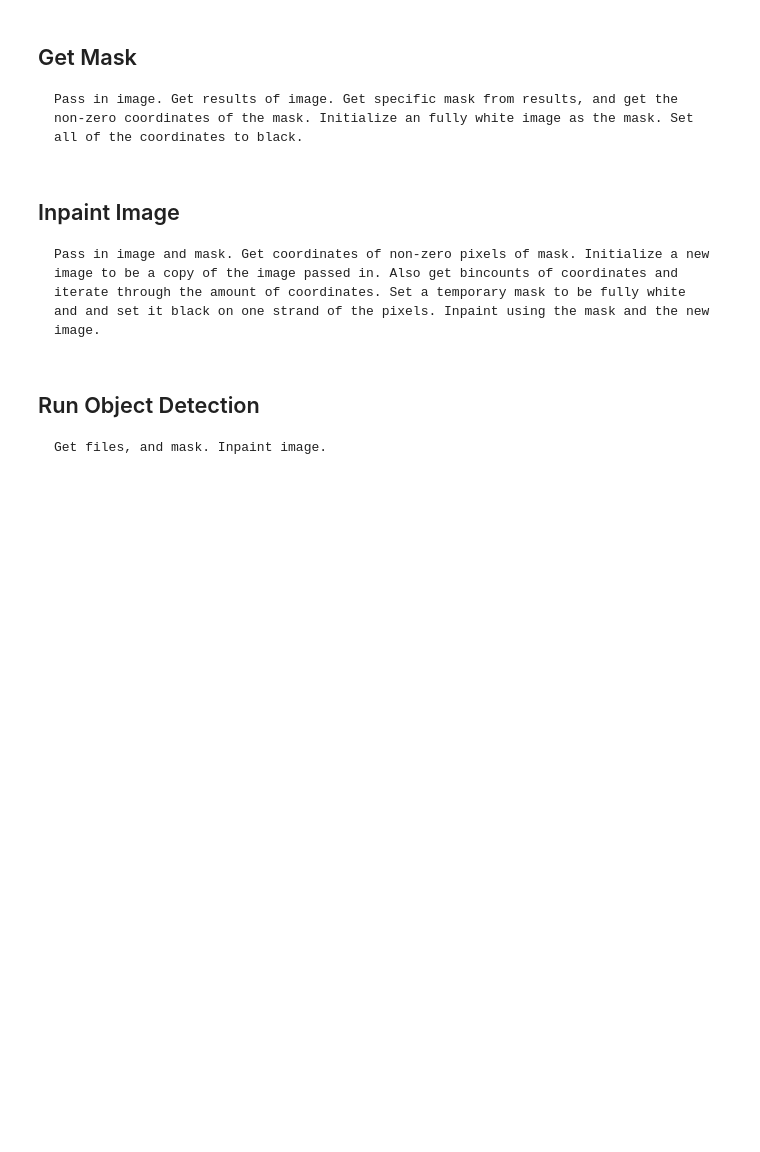
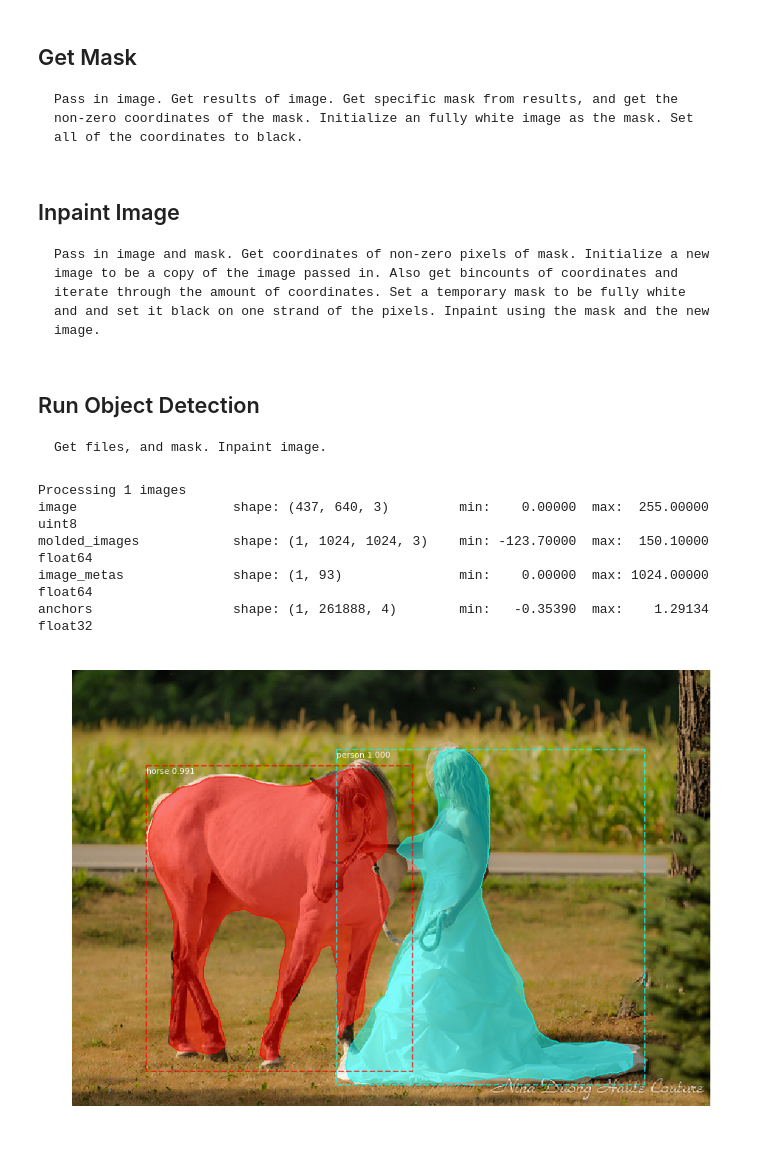
Before and after one commit to strongani/PioneerHacks, a Jupyter notebook: PioneerHacksPseudoCode.ipynb, the cells around one changed output. Drawn from its saved outputs; the diff is of its cells as text; code cells hidden in the pictures; blank space fills up the shorter version.

Commit message:
Got inpainting successfully inplemented

```diff
--- a/PioneerHacksPseudoCode.ipynb
+++ b/PioneerHacksPseudoCode.ipynb
@@ -3,2 +57,11 @@
 # %% [markdown]
 ## Configurations
+# %%
+class InferenceConfig(coco.CocoConfig):
+    # Set batch size to 1 since we'll be running inference on
+    # one image at a time. Batch size = GPU_COUNT * IMAGES_PER_GPU
+    GPU_COUNT = 1
+    IMAGES_PER_GPU = 1
+
+config = InferenceConfig()
+config.display()
@@ -11,7 +138,44 @@
 ## Inpaint Image
 
     Pass in image and mask. Get coordinates of non-zero pixels of mask. Initialize a new image to be a copy of the image passed in. Also get bincounts of coordinates and iterate through the amount of coordinates. Set a temporary mask to be fully white and and set it black on one strand of the pixels. Inpaint using the mask and the new image.
+# %%
+def inpaint(image, mask):
+    image = cv2.inpaint(image, mask, 30, cv2.INPAINT_NS)
+    return image
+#    nonzero_coordinates = mask.nonzero();
+#    new_image = image
+#    x = (nonzero_coordinates[0])
+#    y = (nonzero_coordinates[1])
+#
+#    i = 0
+#    bincounts = np.bincounts(x)
+#    while (i < len(x)):
+#        temp_mask = np.zeros_like(image)
+#        temp_mask
+#        i += x[bincounts[i]]
 # %% [markdown]
 ## Run Object Detection
 
     Get files, and mask. Inpaint image.
+# %%
+# Load a random image from the images folder
+file_names = next(os.walk(IMAGE_DIR))[2]
+image = skimage.io.imread(os.path.join(IMAGE_DIR, random.choice(file_names)))
+
+mask = getMask(image)
+
+cv2.imshow("start", image)
+
+for i in range(10):
+    image = inpaint(image, mask)
+
+cv2.imshow("final", image)
+cv2.waitKey(0)
+cv2.destroyAllWindows()
+# %% [output]
+Processing 1 images
+image                    shape: (437, 640, 3)         min:    0.00000  max:  255.00000  uint8
+molded_images            shape: (1, 1024, 1024, 3)    min: -123.70000  max:  150.10000  float64
+image_metas              shape: (1, 93)               min:    0.00000  max: 1024.00000  float64
+anchors                  shape: (1, 261888, 4)        min:   -0.35390  max:    1.29134  float32
+[figure, added]
```
Also changed, not shown: parts of 4 cells of this notebook.
